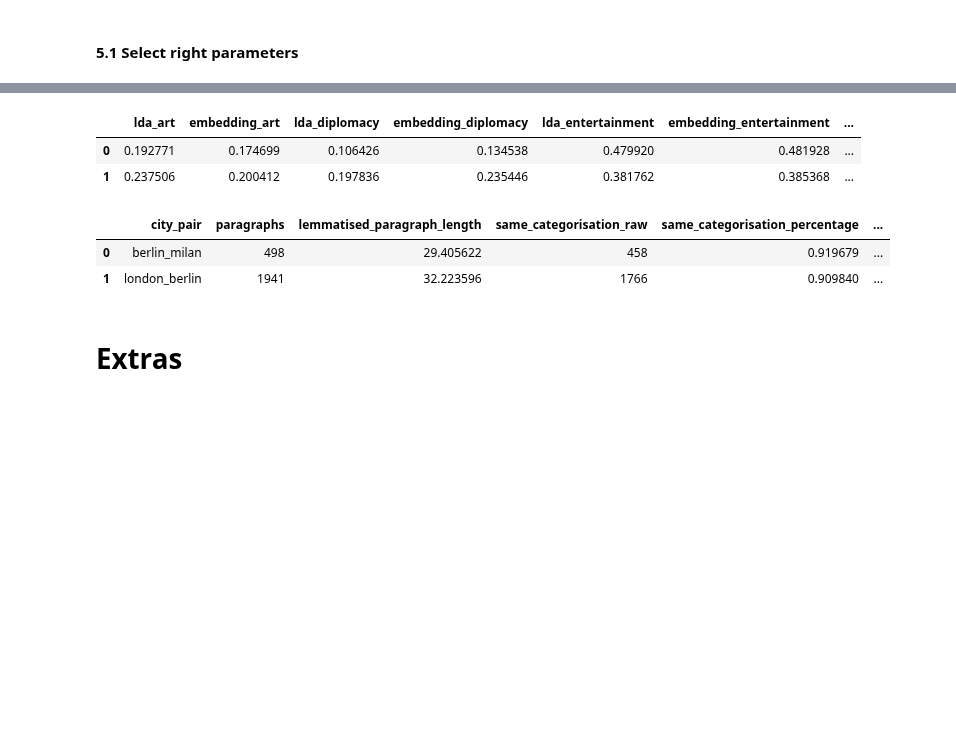
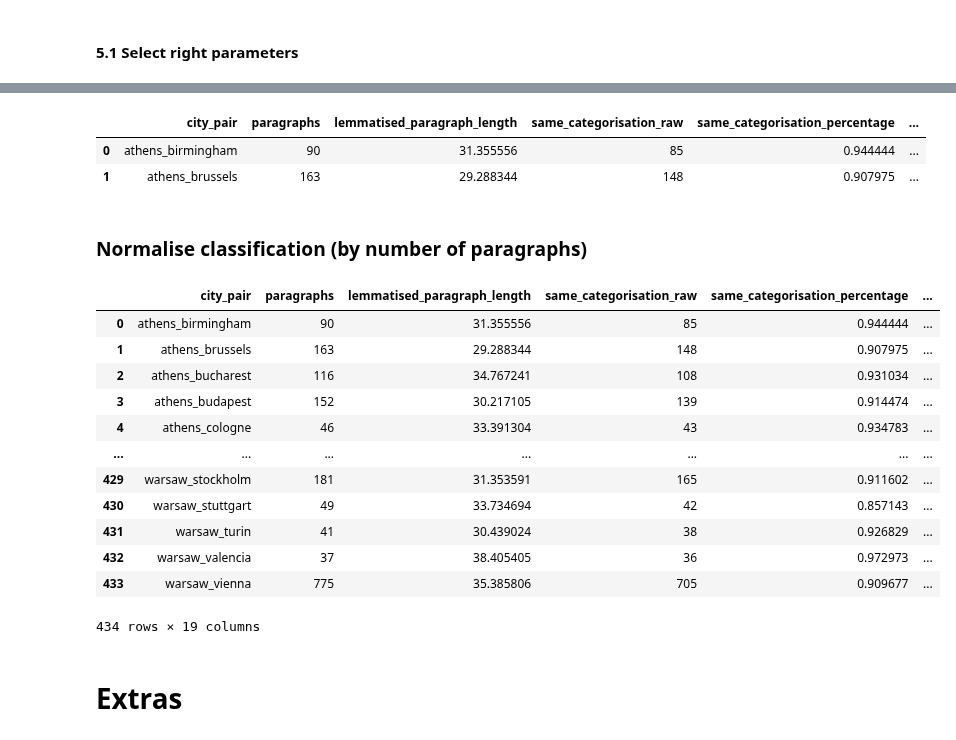
Before and after one commit to seriousdeejay/citynet, a Jupyter notebook: src/analyses/Diederik/Clean Code/3a Word Embedding Categorisation (Final).ipynb, the cells around one changed output, grey strips where cells are left out. Saved outputs shown, nothing was run; the diff lists cells and outputs as text; code cells hidden in the pictures; blank space fills up the shorter version.

```diff
--- a/src/analyses/Diederik/Clean Code/3a Word Embedding Categorisation (Final).ipynb
+++ b/src/analyses/Diederik/Clean Code/3a Word Embedding Categorisation (Final).ipynb
@@ -224,8 +283,8 @@ Name: embedding_dominant, dtype: float64
 # %% [markdown]
 #### 5.1 Select right parameters
 # %%
-bottom_lda_threshold = 0.9
+bottom_lda_threshold = 0.7
 minimal_paragraph_length = 5
 # %%
-temp_df = updated_df[(updated_df['city_pair'].isin(updated_df['city_pair'].unique()[:])) & (updated_df['max'] > bottom_lda_threshold) & (updated_df['merged_POS'].str.len() > minimal_paragraph_length)]
+temp_df = updated_df[(updated_df['city_pair'].isin(updated_df['city_pair'].unique()[:])) & (updated_df['lda_dominant_score'] > bottom_lda_threshold) & (updated_df['merged_POS'].str.len() > minimal_paragraph_length)]
 # %%
@@ -235,5 +309,5 @@ grouped_df = temp_df.groupby('city_pair')
 # %%
 nested_list2 = [['city_pair', 'paragraphs', 'lemmatised_paragraph_length', 'same_categorisation_raw', 'same_categorisation_percentage',
                 'lda_dominant_category', 'embedding_dominant_category', 'lda_art', 'embedding_art', 'lda_diplomacy',
-                'embedding_diplomacy', 'lda_entertainment', 'embedding_entertainment',
+                'embedding_diplomacy', 'lda_education', 'embedding_education', 'lda_entertainment', 'embedding_entertainment',
                 'lda_sport', 'embedding_sport', 'lda_transportation', 'embedding_transportation']]
@@ -240,15 +329,17 @@ nested_list2 = [['city_pair', 'paragraphs', 'lemmatised_paragraph_length', 'same
 # %%
 from IPython.display import display
 
-categories = topics
+lda_categories = list(temp_df['lda_dominant'].unique())
+embedding_categories = list(temp_df['embedding_dominant'].unique())
+
 for city_pair, sub_df in tqdm(grouped_df):
     paragraph_count = sub_df['paragraph'].count()
     same_categorisation_raw = sub_df['same_categorisation'].sum()
     same_categorisation_percentage = sub_df['same_categorisation'].sum()/sub_df['same_categorisation'].count()
     lemmatised_paragraph_len = sub_df['merged_POS'].str.len().mean()
 
-    lda_prediction = sub_df['idxmax'].value_counts()
-    embedding_prediction = sub_df['outcome'].value_counts()
+    lda_prediction = sub_df['lda_dominant'].value_counts()
+    embedding_prediction = sub_df['embedding_dominant'].value_counts()
 
     lda_dominant_category = lda_prediction.idxmax()
     embedding_dominant_category = embedding_prediction.idxmax()
@@ -256,18 +347,21 @@ for city_pair, sub_df in tqdm(grouped_df):
     lda_prediction = lda_prediction.to_dict()
     embedding_prediction = embedding_prediction.to_dict()
 
-    if (len(lda_prediction) != 6) or (len(embedding_prediction) != 6):
-        for category in categories:
-            if category.capitalize() not in lda_prediction.keys():
-                lda_prediction[category.capitalize()] = 0
+    if (len(lda_prediction) != len(lda_categories)):
+        for category in lda_categories:
+            if category not in lda_prediction.keys():
+                lda_prediction[category] = 0
+
+    if (len(embedding_prediction) != len(embedding_categories)):
+        for category in embedding_categories:
             if category not in embedding_prediction.keys():
                 embedding_prediction[category] = 0
 
     temp_l2 = [city_pair, paragraph_count, lemmatised_paragraph_len, same_categorisation_raw, same_categorisation_percentage,
-                lda_dominant_category, embedding_dominant_category, lda_prediction['Art'], embedding_prediction['art'], lda_prediction['Diplomacy'],
-                embedding_prediction['diplomacy'],
-                lda_prediction['Entertainment'], embedding_prediction['entertainment'], lda_prediction['Sport'],
-                embedding_prediction['sport'], lda_prediction['Transportation'], embedding_prediction['transportation']]
+                lda_dominant_category, embedding_dominant_category, lda_prediction['lda_art'], embedding_prediction['art'], lda_prediction['lda_diplomacy'],
+                embedding_prediction['diplomacy'], lda_prediction['lda_education'], embedding_prediction['education'],
+                lda_prediction['lda_entertainment'], embedding_prediction['entertainment'], lda_prediction['lda_sport'],
+                embedding_prediction['sport'], lda_prediction['lda_transportation'], embedding_prediction['transportation']]
     if len(nested_list2[0]) != len(temp_l2):
         raise Exception('Not the same size!')
 
@@ -275,9 +369,8 @@ for city_pair, sub_df in tqdm(grouped_df):
 # %%
 final_df = pd.DataFrame(nested_list2[1:],columns=nested_list2[0])
 
-# Normalize category outcomes
-final_df[list(final_df.columns)[7:]].div(final_df['paragraphs'], axis=0) # .count()
+final_df.head(2)
 # %% [output]
-|  | lda_art | embedding_art | lda_diplomacy | embedding_diplomacy | lda_entertainment | embedding_entertainment | ... |
-| 0 | 0.192771 | 0.174699 | 0.106426 | 0.134538 | 0.479920 | 0.481928 | ... |
-| 1 | 0.237506 | 0.200412 | 0.197836 | 0.235446 | 0.381762 | 0.385368 | ... |
+|  | city_pair | paragraphs | lemmatised_paragraph_length | same_categorisation_raw | same_categorisation_percentage | ... |
+| 0 | athens_birmingham | 90 | 31.355556 | 85 | 0.944444 | ... |
+| 1 | athens_brussels | 163 | 29.288344 | 148 | 0.907975 | ... |
@@ -284,6 +379,22 @@ final_df[list(final_df.columns)[7:]].div(final_df['paragraphs'], axis=0) # .coun
+# %% [markdown]
+### Normalise classification (by number of paragraphs)
 # %%
-final_df
+# Normalize category outcomes
+final_df_normalised = final_df
+final_df_normalised[list(final_df_normalised.columns)[7:]] = final_df_normalised[list(final_df_normalised.columns)[7:]].div(final_df_normalised['paragraphs'], axis=0) # .count()
+
+final_df_normalised
 # %% [output]
 |  | city_pair | paragraphs | lemmatised_paragraph_length | same_categorisation_raw | same_categorisation_percentage | ... |
-| 0 | berlin_milan | 498 | 29.405622 | 458 | 0.919679 | ... |
-| 1 | london_berlin | 1941 | 32.223596 | 1766 | 0.909840 | ... |
+| 0 | athens_birmingham | 90 | 31.355556 | 85 | 0.944444 | ... |
+| 1 | athens_brussels | 163 | 29.288344 | 148 | 0.907975 | ... |
+| 2 | athens_bucharest | 116 | 34.767241 | 108 | 0.931034 | ... |
+| 3 | athens_budapest | 152 | 30.217105 | 139 | 0.914474 | ... |
+| 4 | athens_cologne | 46 | 33.391304 | 43 | 0.934783 | ... |
+| ... | ... | ... | ... | ... | ... | ... |
+| 429 | warsaw_stockholm | 181 | 31.353591 | 165 | 0.911602 | ... |
+| 430 | warsaw_stuttgart | 49 | 33.734694 | 42 | 0.857143 | ... |
+| 431 | warsaw_turin | 41 | 30.439024 | 38 | 0.926829 | ... |
+| 432 | warsaw_valencia | 37 | 38.405405 | 36 | 0.972973 | ... |
+| 433 | warsaw_vienna | 775 | 35.385806 | 705 | 0.909677 | ... |
+434 rows × 19 columns
```
Also changed, not shown: parts of 30 cells of this notebook, 1 other file.
